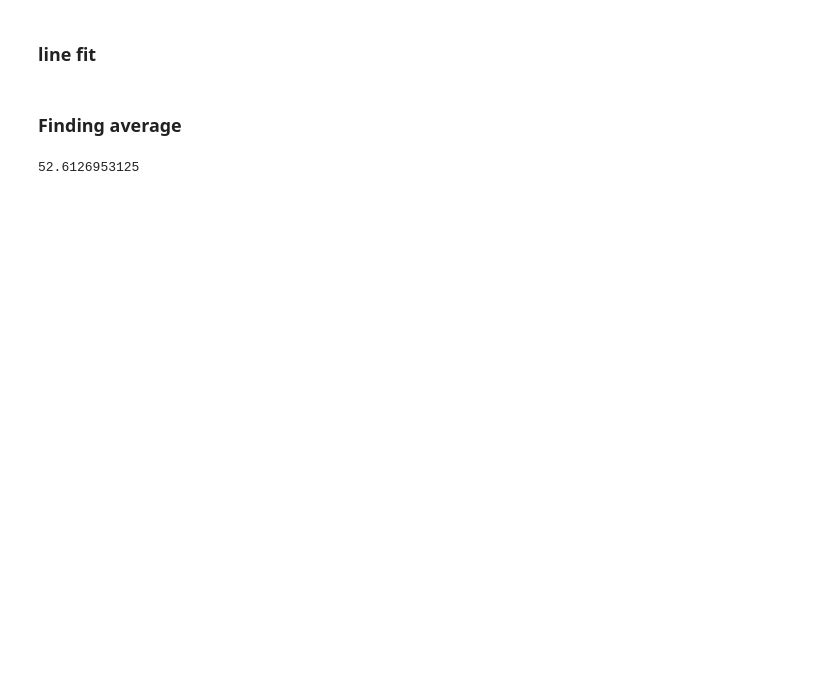
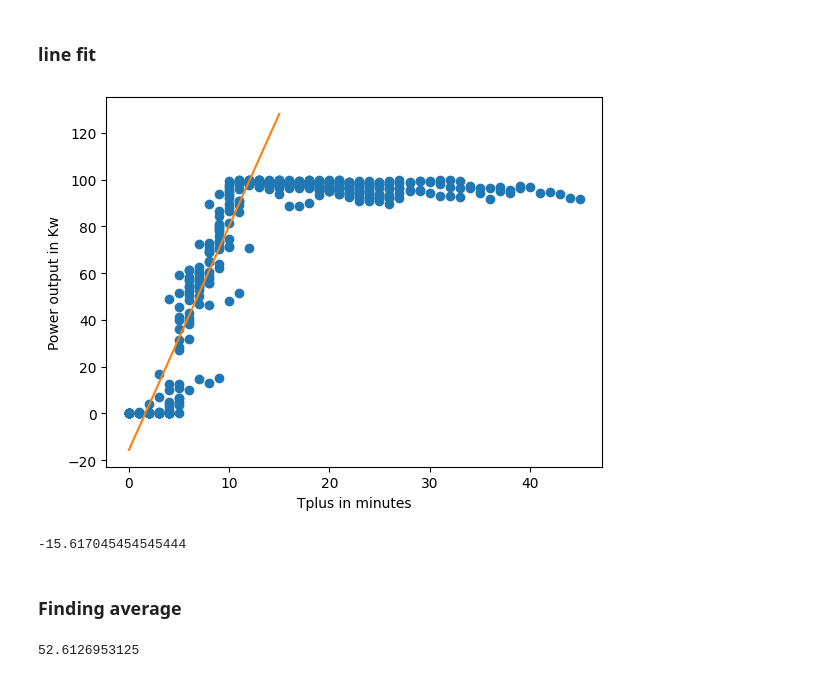
Before and after one commit to ltomas1/DES.sim, a Jupyter notebook: src/utils/chp_reg.ipynb, the cells around one changed output. Drawn from its saved outputs; the diff is of its cells as text; code cells hidden in the pictures; blank space fills up the shorter version.

```diff
--- a/src/utils/chp_reg.ipynb
+++ b/src/utils/chp_reg.ipynb
@@ -146,6 +172,24 @@ plt.plot(startup['T_plus'], startup['Heizleistung'], 'o')
 # %%
 coefficients = np.polyfit(startup['T_plus'], startup['Heizleistung'], 1)
 slope, intercept = coefficients
+# %%
+x = np.arange(0,30,1/60)
+# %%
+y = intercept + slope*x
+# %%
+plt.plot(startup['T_plus'], startup['Heizleistung'], 'o')
+plt.xlabel('Tplus in minutes')
+plt.ylabel('Power output in Kw')
+plt.plot(x,y)
+plt.show()
+# %% [output]
+[figure, added]
+# %%
+y1 = intercept + slope*0
+
+y1
+# %% [output]
+-15.617045454545444
 # %% [markdown]
 ### Finding average
 # %%
```
Also changed, not shown: parts of 10 cells of this notebook, 2 other files.
